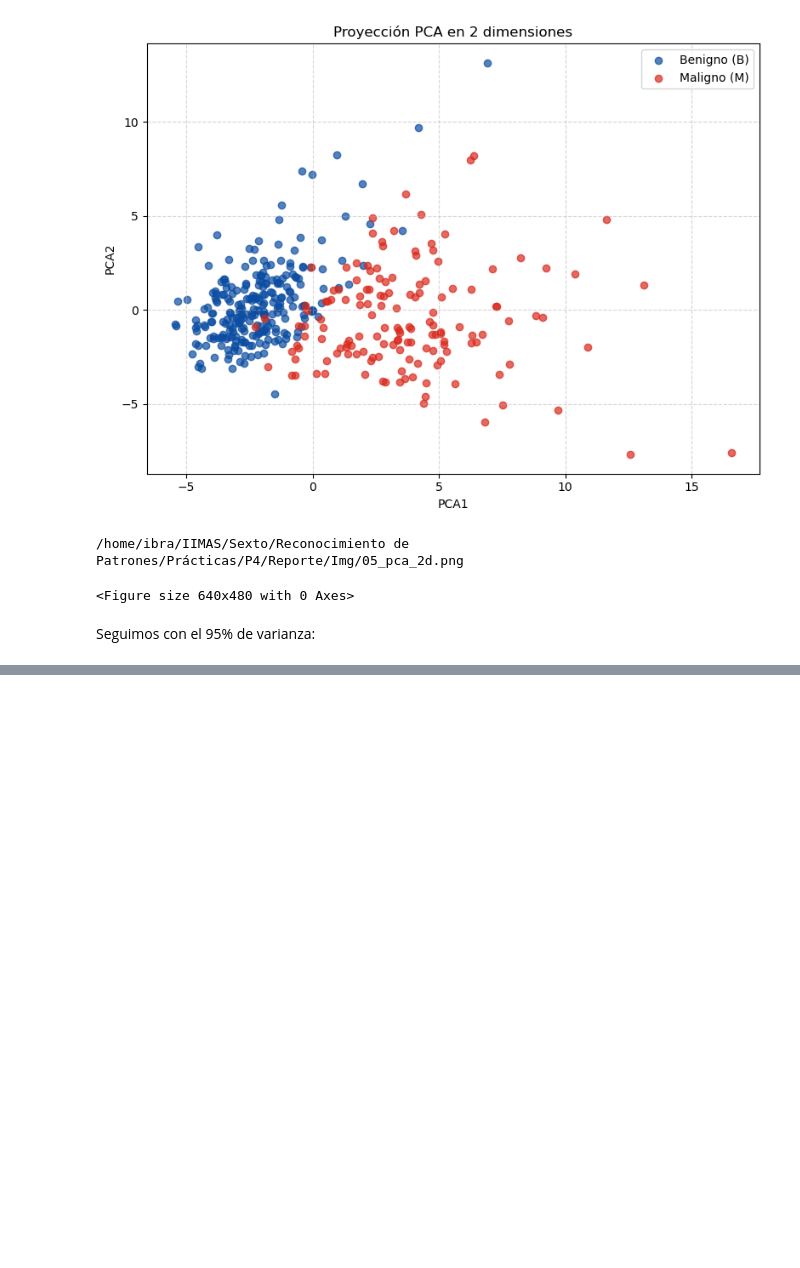
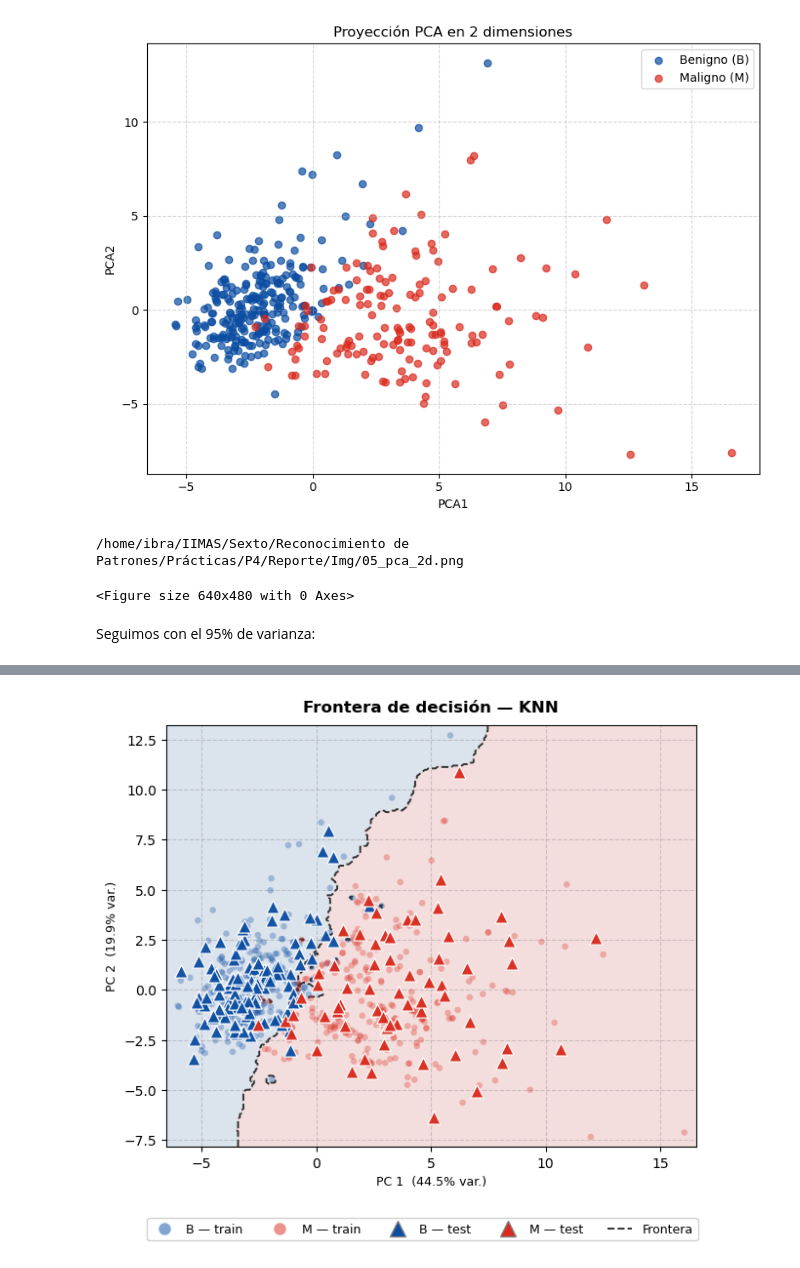
Before and after one commit to Garp02/Reconocimiento-Patrones, a Jupyter notebook: P4/P4.0.ipynb, the cells around one changed output, grey strips where cells are left out. Saved outputs shown, nothing was run; the diff lists cells and outputs as text; code cells hidden in the pictures; blank space fills up the shorter version.

```diff
--- a/P4/P4.0.ipynb
+++ b/P4/P4.0.ipynb
@@ -516,0 +643,98 @@ plt.show()
+# %%
+# PCA 2D sobre los datos balanceados de entrenamiento
+pesea_2d_bal = PCA(n_components = 2, random_state = 43)
+X_train_2d   = pesea_2d_bal.fit_transform(X_train_smote)
+X_test_2d    = pesea_2d_bal.transform(X_test)
+
+y_train_bal_arr = np.asarray(y_train_smote).ravel()
+y_test_arr      = np.asarray(y_test).ravel()
+
+# Diagnóstico
+print(f"{'Variable':<15} {'Shape':<10} Únicos")
+print('─' * 35)
+print(f"{'X_train_2d':<15} {str(X_train_2d.shape):<10} {np.unique(y_train_bal_arr)}")
+print(f"{'y_train_smote':<15} {str(y_train_bal_arr.shape):<10} {np.unique(y_train_bal_arr)}")
+print(f"{'X_test_2d':<15} {str(X_test_2d.shape):<10} {np.unique(y_test_arr)}")
+print(f"{'y_test':<15} {str(y_test_arr.shape):<10} {np.unique(y_test_arr)}")
+
+# Malla
+margen = 0.5
+x_min, x_max = X_train_2d[:, 0].min() - margen, X_train_2d[:, 0].max() + margen
+y_min, y_max = X_train_2d[:, 1].min() - margen, X_train_2d[:, 1].max() + margen
+xx, yy = np.meshgrid(np.linspace(x_min, x_max, 300),
+                     np.linspace(y_min, y_max, 300))
+
+var_pc1 = pesea_2d_bal.explained_variance_ratio_[0] * 100
+var_pc2 = pesea_2d_bal.explained_variance_ratio_[1] * 100
+
+leyenda = [
+    Line2D([0], [0], marker = 'o', color = 'w', markerfacecolor = AZUL_TELCEL,
+           markersize = 9, markeredgecolor = 'none', alpha = 0.5, label = 'B — train'),
+    Line2D([0], [0], marker = 'o', color = 'w', markerfacecolor = ROJO_TECOLOTE,
+           markersize = 9, markeredgecolor = 'none', alpha = 0.5, label = 'M — train'),
+    Line2D([0], [0], marker = '^', color = 'w', markerfacecolor = AZUL_TELCEL,
+           markersize = 11, markeredgecolor = 'gray', label = 'B — test'),
+    Line2D([0], [0], marker = '^', color = 'w', markerfacecolor = ROJO_TECOLOTE,
+           markersize = 11, markeredgecolor = 'gray', label = 'M — test'),
+    Line2D([0], [0], color = '#333333', linewidth = 1.4, linestyle = '--', label = 'Frontera'),
+]
+
+nombres_archivo = {
+    'KNN': '07a_frontera_knn.png',
+    'Árbol de Decisión': '07b_frontera_arbol.png',
+    'SVM': '07c_frontera_svm.png',
+}
+
+for nombre, gs in resultados.items():
+    clf_2d = clone(gs.best_estimator_.named_steps['clf'])
+    clf_2d.fit(X_train_2d, y_train_bal_arr)
+
+    Z = clf_2d.predict(np.c_[xx.ravel(), yy.ravel()]).reshape(xx.shape)
+
+    fig, ax = plt.subplots(figsize = (7, 6))
+    fig.subplots_adjust(bottom = 0.18, top = 0.90)
+
+    # Región de decisión
+    ax.contourf(xx, yy, Z,
+                levels = [-0.5, 0.5, 1.5],
+                colors = [AZUL_TELCEL, ROJO_TECOLOTE],
+                alpha  = 0.12,
+                zorder = 1)
+    # Línea de frontera
+    ax.contour(xx, yy, Z,
+               levels     = [0.5],
+               colors     = ['#333333'],
+               linewidths = 1.4,
+               linestyles = '--',
+               zorder     = 2)
+
+    # Entrenamiento — círculos semitransparentes, sin borde
+    for cls, color in [(0, AZUL_TELCEL), (1, ROJO_TECOLOTE)]:
+        mask = y_train_bal_arr == cls
+        ax.scatter(X_train_2d[mask, 0], X_train_2d[mask, 1],
+                   color = color, alpha = 0.30, s = 22,
+                   marker = 'o', edgecolors = 'none',
+                   zorder = 3)
+
+    # Prueba — triángulos opacos con borde blanco para destacar
+    for cls, color in [(0, AZUL_TELCEL), (1, ROJO_TECOLOTE)]:
+        mask = y_test_arr == cls
+        ax.scatter(X_test_2d[mask, 0], X_test_2d[mask, 1],
+                   color = color, alpha = 0.95, s = 90,
+                   marker = '^', edgecolors = 'white', linewidths = 0.9,
+                   zorder = 4)
+
+    ax.set_title(f'Frontera de decisión — {nombre}', fontsize = 12, fontweight = 'bold', pad = 10)
+    ax.set_xlabel(f'PC 1  ({var_pc1:.1f}% var.)', fontsize = 9)
+    ax.set_ylabel(f'PC 2  ({var_pc2:.1f}% var.)', fontsize = 9)
+    ax.set_facecolor('#f8f8f8')
+    ax.grid(linestyle = '--', alpha = 0.35, color = 'gray')
+    ax.set_xlim(x_min, x_max)
+    ax.set_ylim(y_min, y_max)
+
+    fig.legend(handles = leyenda, loc = 'lower center', ncol = 5,
+               bbox_to_anchor = (0.5, 0.01), fontsize = 9, framealpha = 0.9)
+
+    guardar_figura(nombres_archivo[nombre])
+    plt.show()
+# %% [output]
@@ -516,0 +748 @@ plt.show()
+[figure, added]
```
Also changed, not shown: parts of 27 cells of this notebook, 1 other file.
